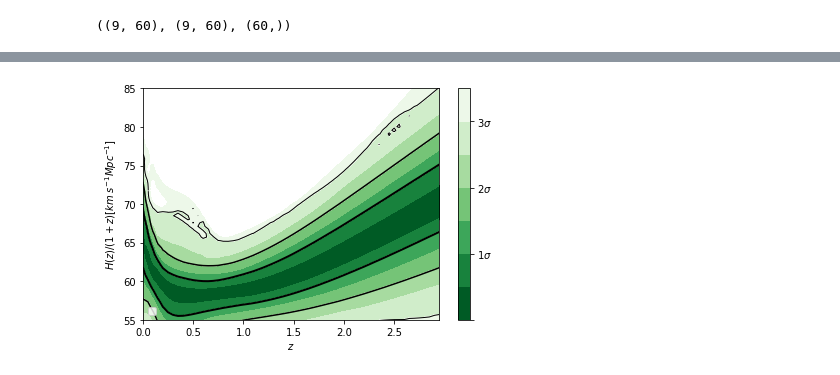
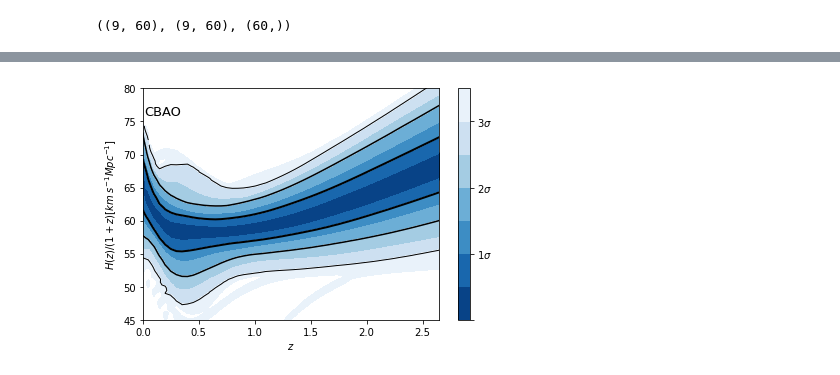
Before and after one commit to igomezv/simplemc_tests, a Jupyter notebook: getdist_Quintom.ipynb, the cells around one changed output, grey strips where cells are left out. Cells and saved outputs as stored; diff of their text form; code cells hidden in the pictures.

```diff
--- a/getdist_Quintom.ipynb
+++ b/getdist_Quintom.ipynb
@@ -329,7 +329,7 @@ Hello, World! I am process 0 of 1 on ubik
 steps = 9
 coupling = 0
 
-fname = 'Quintom_mquin'
+fname = 'Quintom_coupling_both'
 # %%
 if fname == 'Quintessence':
     T = QuintomCosmology(vary_mquin=True)
@@ -453,9 +453,9 @@ plt.plot(zz[8], np.array(ww[8]).reshape(60,))
 # %%
-## -- Plot 1
-# for x, w, z in zip(zz, ww, PP):
-#     g = (float(z) - min)/(max - min)
-#     b, r = 0, 1 - g
-#     plt.plot(x, w, color=(r, g, b))
+# -- Plot 1
+for x, w, z in zip(zz, ww, PP):
+    g = (float(z) - min)/(max - min)
+    b, r = 0, 1 - g
+    plt.plot(x, w, color=(r, g, b))
 
-# plt.ylabel('$w(z)$', fontsize=20)
-# plt.xlabel('z', fontsize=20)
+plt.ylabel('$w(z)$', fontsize=20)
+plt.xlabel('z', fontsize=20)
@@ -462,7 +465,7 @@ plt.plot(zz[8], np.array(ww[8]).reshape(60,))
 # %%
 import fgivenx
 from fgivenx import plot_contours, samples_from_getdist_chains
-cmap_reversed = matplotlib.cm.get_cmap('Greens_r')
+cmap_reversed = matplotlib.cm.get_cmap('Blues_r')
 # %%
 def eos(z, params):
 #     mphi, mphan, coupling = params
@@ -507,7 +517,7 @@ WARNING:matplotlib.legend:No handles with labels found to put in legend.
 # %%
-def hzfn(z, params):
+def hoverzfn(z, params):
     om, obh2, h, mphi, mphan, coupling = params
-    T = QuintomCosmology(vary_mquin=True, vary_coupling=True)
+    T = QuintomCosmology(vary_mquin=True, vary_mphan=True, vary_coupling=True)
     mquin_.setValue(mphi)
     mphan_.setValue(mphan)
     coupling_.setValue(coupling)
@@ -526,13 +536,14 @@ def hzfn(z, params):
     H = T.Hubble_a(1./(1+z))
     return H/(1+z)
 # %%
-file_root = dir_name + 'Quintom_couple_phy_CBAO_nested_multi'
+# file_root = dir_name + '/350/Quintom_couple_phy_SN+HD+CBAO_nested_multi'
+file_root = dir_name + '/350/Quintom_couple_phy_CBAO_nested_multi'
 
 samples, weights = samples_from_getdist_chains(['Om', 'Obh2', 'h','mquin', 'mphan', 'beta'], file_root)
 # k = np.linspace(0,2.0,100)
-k = np.arange(0, 3, 0.05)
+k = np.arange(0, 2.7, 0.05)
 
-cbar = plot_contours(hzfn, k, samples, weights=weights, colors=cmap_reversed, linewidths=[2,1.5,1] )
+cbar = plot_contours(hoverzfn, k, samples, weights=weights, colors=cmap_reversed, linewidths=[2,1.5,1] )
 cbar = plt.colorbar(cbar,ticks=[0,1,2,3])
 cbar.set_ticklabels(['',r'$1\sigma$',r'$2\sigma$',r'$3\sigma$'])
 
@@ -540,12 +551,17 @@ cbar.set_ticklabels(['',r'$1\sigma$',r'$2\sigma$',r'$3\sigma$'])
 plt.ylabel(r'$H(z)/(1+z)[km\;s^{-1}Mpc^{-1}]$')
 # plt.ylabel(r'$\omega(z)$')
 plt.xlabel(r'$z$')
-plt.ylim(55,85)
+# plt.ylim(45,85)
+plt.ylim(45,80)
 plt.tight_layout()
 
-plt.legend(loc='lower left')
-# plt.text(0,-1.6, 'CC+JLA+CBAO', fontsize=13)
-plt.savefig('hzfn_quintom_couple.png')
+# plt.legend(loc='lower left')
+# plt.text(0.01,76, 'SN+HD+CBAO', fontsize=13)
+# plt.savefig('hzfn_quintom_couple_sn+hd+cbao.png', dpi=300)
+# plt.savefig('hzfn_quintom_couple_sn+hd+cbao.svg')
+plt.text(0.01,76, 'CBAO', fontsize=13)
+plt.savefig('hzfn_quintom_couple_cbao.png', dpi=300)
+plt.savefig('hzfn_quintom_couple_cbao.svg')
 # %% [output]
 [interactive output not drawn]
 [interactive output not drawn]
@@ -553 +568 @@ WARNING:matplotlib.legend:No handles with labels found to put in legend.
-[figure, old version]
+[figure, new version]
```
Also changed, not shown: parts of 7 cells of this notebook.
